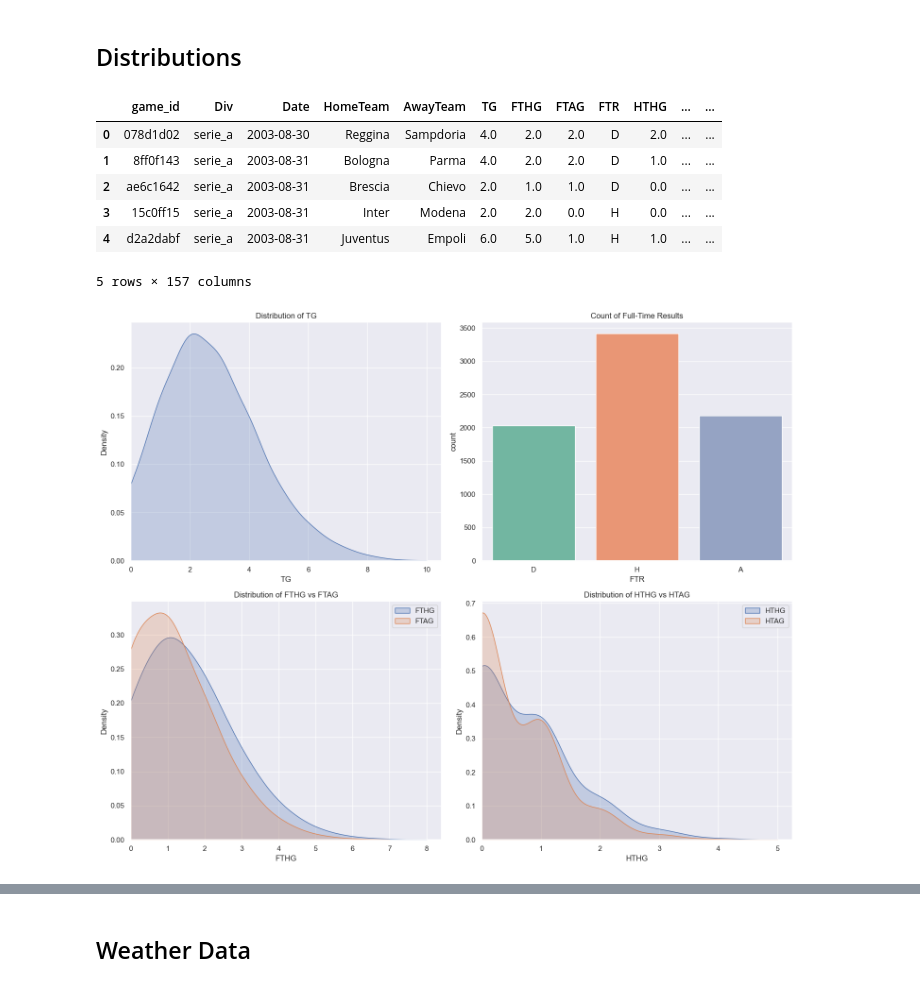
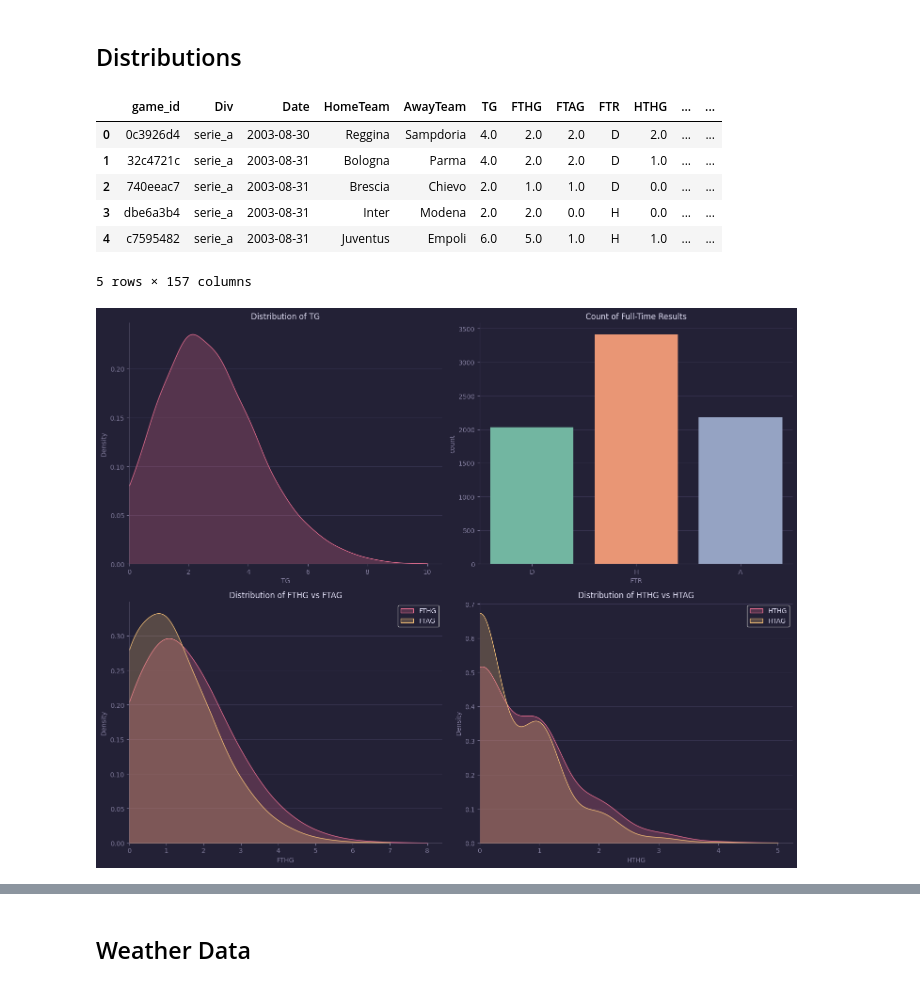
Before and after one commit to RomanTomz/football-analysis, a Jupyter notebook: notebooks/eda.ipynb, the cells around one changed output, grey strips where cells are left out. Saved outputs shown, nothing was run; the diff lists cells and outputs as text; code cells hidden in the pictures.

```diff
--- a/notebooks/eda.ipynb
+++ b/notebooks/eda.ipynb
@@ -26,17 +26,21 @@ from sklearn.preprocessing import LabelEncoder
 from sklearn.metrics import confusion_matrix, ConfusionMatrixDisplay
 from sklearn.model_selection import cross_val_score
 
-
+from processing.processing_utils import MatchHistory
 
 
 import matplotlib.pyplot as plt
+import matplotlib
 import seaborn as sns
+plt.style.use('/Users/admin/.matplotlib/mpl_configdir/stylelib/rose-pine-moon.mplstyle')
 
 from data_collection.data_collector import DataCollector
 # %%
 conn = sqlite3.connect("/Users/admin/git_projects/football/data_collection/data/serie_a.db")
 query = "SELECT * FROM serie_a_data"
 df = pd.read_sql_query(query, conn)
+
+df['Date'] = pd.to_datetime(df['Date'], dayfirst=True)
 # %%
 df
 # %% [output]
@@ -118,46 +79,45 @@ teams_stats.sort_values('WinRatio', ascending=False)
 df.head()
 # %% [output]
 |  | game_id | Div | Date | HomeTeam | AwayTeam | TG | FTHG | FTAG | FTR | HTHG | ... | ... |
-| 0 | 078d1d02 | serie_a | 2003-08-30 | Reggina | Sampdoria | 4.0 | 2.0 | 2.0 | D | 2.0 | ... | ... |
-| 1 | 8ff0f143 | serie_a | 2003-08-31 | Bologna | Parma | 4.0 | 2.0 | 2.0 | D | 1.0 | ... | ... |
-| 2 | ae6c1642 | serie_a | 2003-08-31 | Brescia | Chievo | 2.0 | 1.0 | 1.0 | D | 0.0 | ... | ... |
-| 3 | 15c0ff15 | serie_a | 2003-08-31 | Inter | Modena | 2.0 | 2.0 | 0.0 | H | 0.0 | ... | ... |
-| 4 | d2a2dabf | serie_a | 2003-08-31 | Juventus | Empoli | 6.0 | 5.0 | 1.0 | H | 1.0 | ... | ... |
+| 0 | 0c3926d4 | serie_a | 2003-08-30 | Reggina | Sampdoria | 4.0 | 2.0 | 2.0 | D | 2.0 | ... | ... |
+| 1 | 32c4721c | serie_a | 2003-08-31 | Bologna | Parma | 4.0 | 2.0 | 2.0 | D | 1.0 | ... | ... |
+| 2 | 740eeac7 | serie_a | 2003-08-31 | Brescia | Chievo | 2.0 | 1.0 | 1.0 | D | 0.0 | ... | ... |
+| 3 | dbe6a3b4 | serie_a | 2003-08-31 | Inter | Modena | 2.0 | 2.0 | 0.0 | H | 0.0 | ... | ... |
+| 4 | c7595482 | serie_a | 2003-08-31 | Juventus | Empoli | 6.0 | 5.0 | 1.0 | H | 1.0 | ... | ... |
 5 rows × 157 columns
 # %%
-sns.set_theme()
 
 f, axes = plt.subplots(2, 2, figsize=(15, 12))  # Adjusted figsize for better visibility
 
 # KDE plot for 'TG'
 sns.kdeplot(data=df, x='TG', cut=0, bw_adjust=2, ax=axes[0, 0], fill=True)
 axes[0, 0].set_xlim(left=0)
 axes[0, 0].set_title('Distribution of TG')
 
 # Count plot for 'FTR'
 sns.countplot(data=df, x='FTR', hue='FTR', ax=axes[0, 1], palette='Set2')
 axes[0, 1].set_title('Count of Full-Time Results')
 
 
 sns.kdeplot(data=df, x='FTHG', ax=axes[1, 0], cut=0, bw_adjust=3, fill=True, label='FTHG')
 sns.kdeplot(data=df, x='FTAG', ax=axes[1, 0], cut=0, bw_adjust=3, fill=True, label='FTAG')
 axes[1, 0].set_xlim(left=0)
 axes[1, 0].set_title('Distribution of FTHG vs FTAG')
 axes[1, 0].legend()
 
 sns.kdeplot(data=df, x='HTHG', ax=axes[1, 1], cut=0, bw_adjust=3, fill=True, label='HTHG')
 sns.kdeplot(data=df, x='HTAG', ax=axes[1, 1], cut=0, bw_adjust=3, fill=True, label='HTAG')
 axes[1, 1].set_xlim(left=0)
 axes[1, 1].set_title('Distribution of HTHG vs HTAG')
 axes[1, 1].legend()
 
 
 # You can add another plot in axes[1, 1] as needed
 
 plt.tight_layout()
 plt.show()
 # %% [output]
-[figure, old version]
+[figure, new version]
 # %%
 sns.boxplot(x=df['HomeTeam'], y=df['TG'])
 # %% [output]
```
Also changed, not shown: parts of 17 cells of this notebook, 6 other files.
